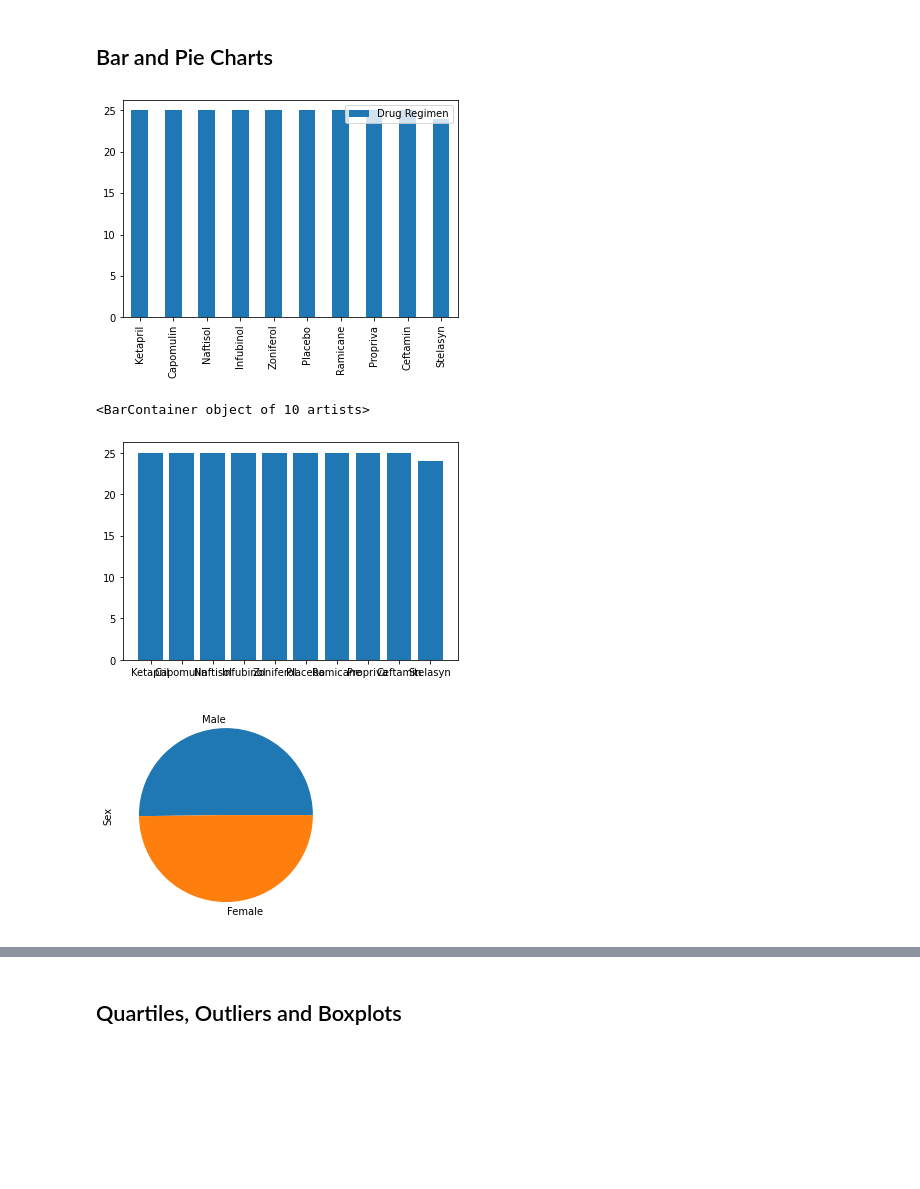
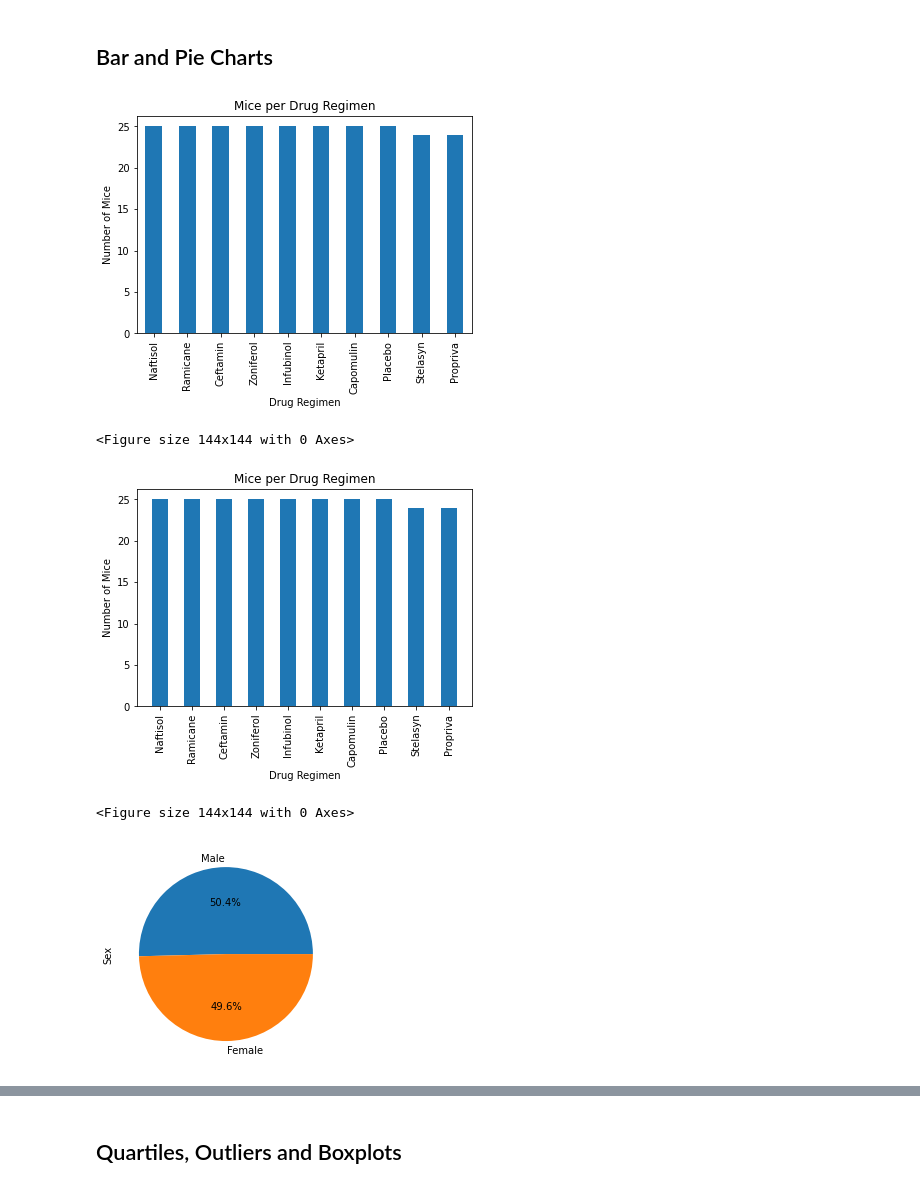
Before and after one commit to simoncastellanos9/matplotlib-challenge, a Jupyter notebook: pymaceuticals.ipynb, the cells around one changed output, grey strips where cells are left out. Saved outputs shown, nothing was run; the diff lists cells and outputs as text; code cells hidden in the pictures; blank space fills up the shorter version.

Commit message:
Format Charts

```diff
--- a/pymaceuticals.ipynb
+++ b/pymaceuticals.ipynb
@@ -76,10 +83,11 @@ duplicate_mouse
 | 920 | g989 | Propriva | Female | 21 | 26 | 35 | 62.570880 | ... |
 # %%
 # Create a clean DataFrame by dropping the duplicate mouse by its ID.
-clean_df = mouse_data.drop_duplicates(
-  subset = ['Mouse ID', 'Timepoint'],
-  keep = 'last').reset_index(drop = True)
+indexNames = mouse_data[mouse_data['Mouse ID'] == "g989"].index
+mouse_data.drop(indexNames,inplace=True)
+clean_df = mouse_data.copy()
 clean_df
+#Dropped all recordings of the mouse id that was duplicated
 # %% [output]
 |  | Mouse ID | Drug Regimen | Sex | Age_months | Weight (g) | Timepoint | Tumor Volume (mm3) | ... |
 | 0 | k403 | Ramicane | Male | 21 | 16 | 0 | 45.000000 | ... |
@@ -160,31 +170,46 @@ sum2frame
 # %%
 # Generate a bar plot showing the total number of unique mice tested on each drug regimen using pandas.
 mice_regimen = mouse_data.drop_duplicates(
   subset = ['Mouse ID', 'Drug Regimen'],
   keep = 'last')
 drug_regimen = mice_regimen['Drug Regimen'].value_counts().to_frame()
-drug_chart = drug_regimen.plot(kind="bar")
+drug_chart = drug_regimen.plot(kind="bar",width = .5)
+plt.title("Mice per Drug Regimen")
+plt.legend().remove()
+plt.xticks(rotation=90)
+plt.xlabel("Drug Regimen", fontsize = 10)
+plt.ylabel("Number of Mice", fontsize = 10)
+plt.figure(figsize=(2,2))
+plt.tight_layout()
+plt.show()
 # %% [output]
-[figure, old version]
+[figure, new version]
+<Figure size 144x144 with 0 Axes>
 # %%
 # Generate a bar plot showing the total number of unique mice tested on each drug regimen using pyplot.
 x_axis=np.arange(len(drug_regimen))
 tick_location = [value for value in x_axis]
 drug_regimen.index.values
-plt.xticks(tick_location,drug_regimen.index.values)
-plt.bar(x_axis,drug_regimen['Drug Regimen'])
+plt.xticks(tick_location,drug_regimen.index.values,rotation=90)
+plt.title("Mice per Drug Regimen")
+plt.bar(x_axis,drug_regimen['Drug Regimen'],width = .5)
+plt.xlabel("Drug Regimen", fontsize = 10)
+plt.ylabel("Number of Mice", fontsize = 10)
+plt.figure(figsize=(2,2))
+plt.tight_layout()
+plt.show()
 # %% [output]
+[figure, new version]
-<BarContainer object of 10 artists>
+<Figure size 144x144 with 0 Axes>
-[figure, old version]
 # %%
 # Generate a pie plot showing the distribution of female versus male mice using pandas
 mice_sex = mouse_data.drop_duplicates(
   subset = ['Mouse ID', 'Sex'],
   keep = 'last')
 sex_count = mice_sex['Sex'].value_counts()
-sex_chart = sex_count.plot(kind="pie")
+sex_chart = sex_count.plot(kind="pie",autopct="%1.1f%%")
 # %% [output]
-[figure, old version]
+[figure, new version]
 # %%
 # Generate a pie plot showing the distribution of female versus male mice using pyplot
 sex=['Male','Female']
```
Also changed, not shown: parts of 7 cells of this notebook.
